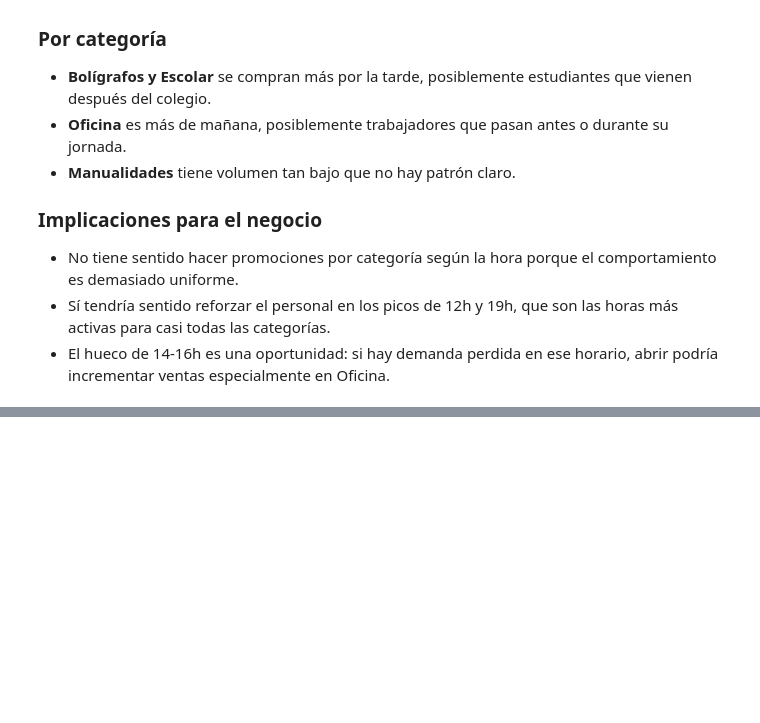
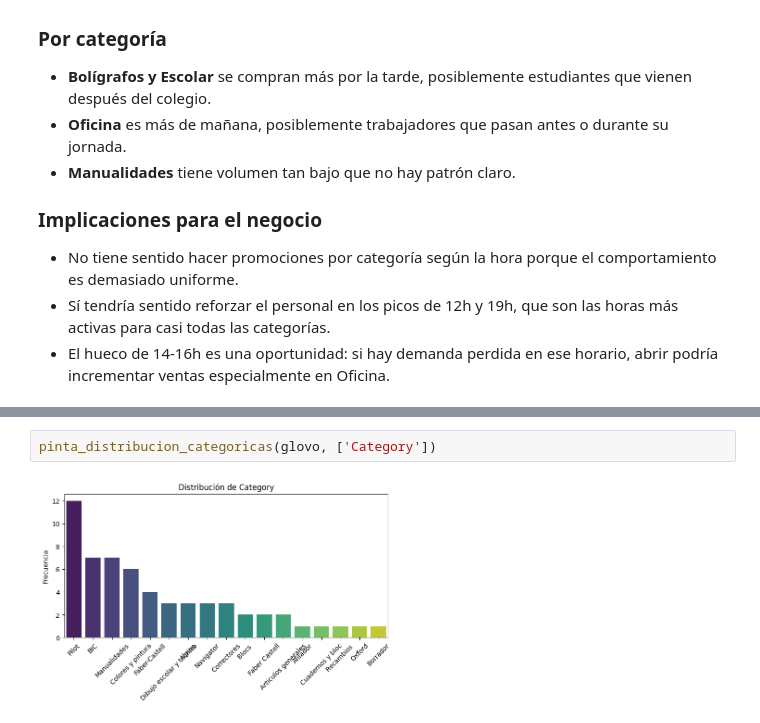
Before and after one commit to alimadriz0110/EDA_Trazos_y_Hojas, a Jupyter notebook: src/notebooks/notebook_eda_raquel.ipynb, the cells around one changed output, grey strips where cells are left out. Cells and saved outputs as stored; diff of their text form; blank space fills up the shorter version.

```diff
--- a/src/notebooks/notebook_eda_raquel.ipynb
+++ b/src/notebooks/notebook_eda_raquel.ipynb
@@ -341,0 +435,4 @@ pinta_distribucion_categoricas(ventas, ["Hora"])
+# %%
+pinta_distribucion_categoricas(glovo, ['Category'])
+# %% [output]
+[figure, added]
```
Also changed, not shown: parts of 31 cells of this notebook, 1 other file.
